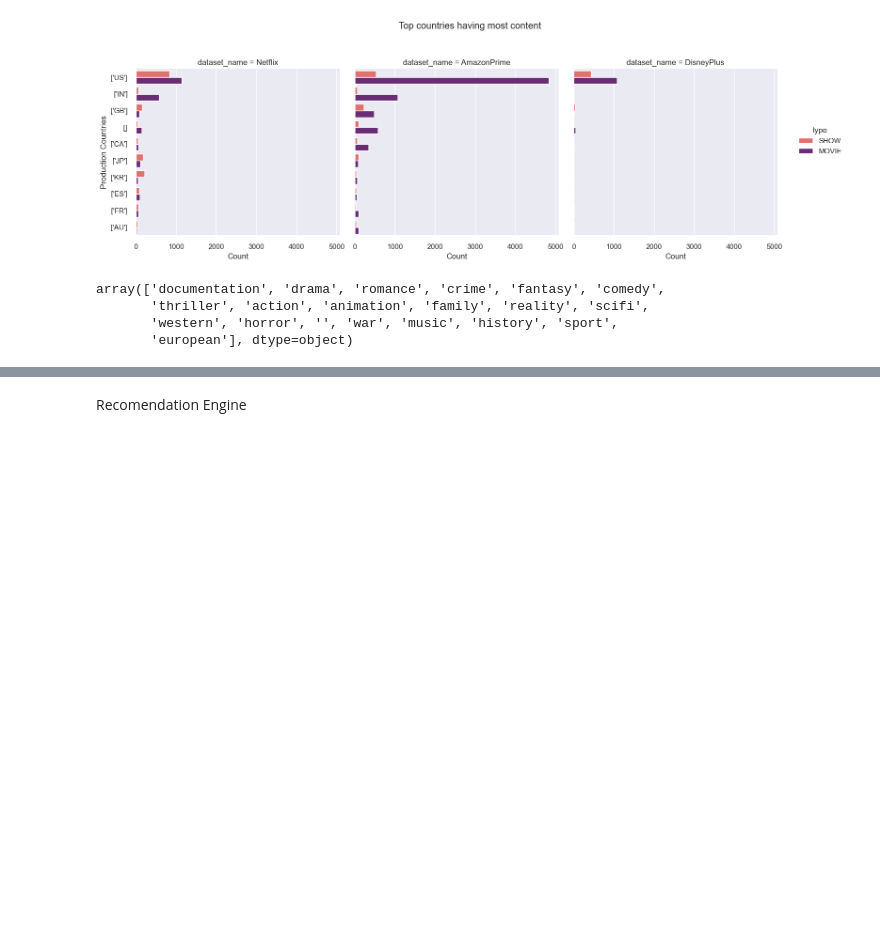
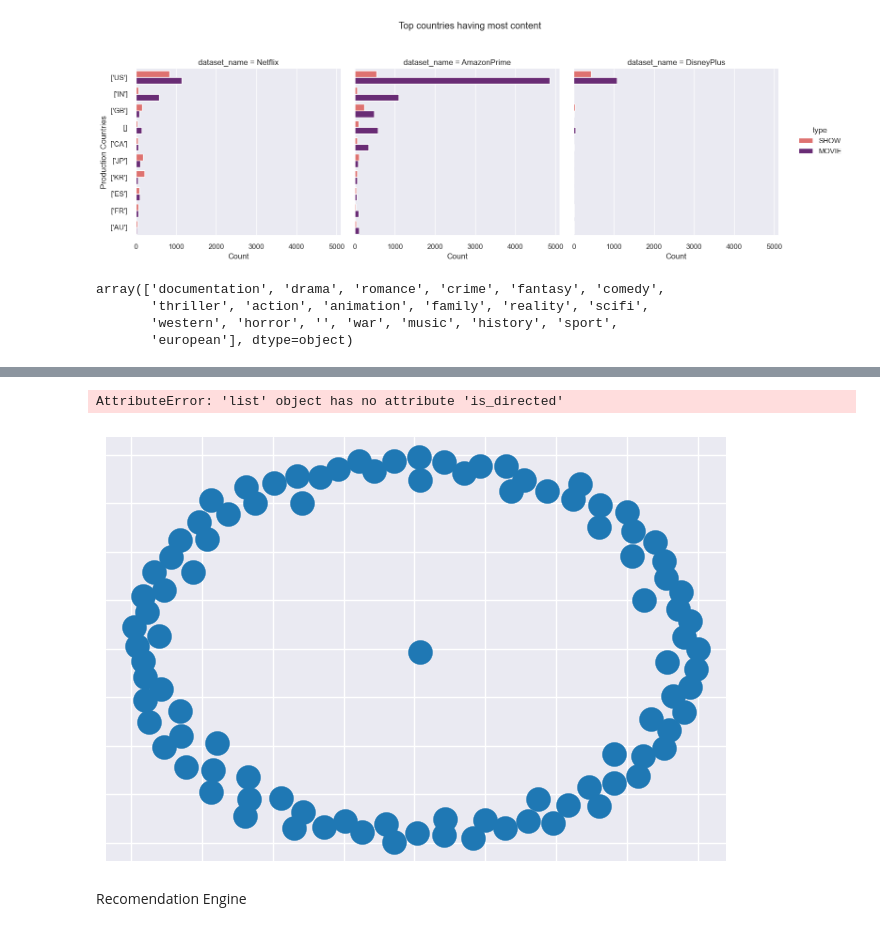
Before and after one commit to ARRamanathan/ProgrammingforAI, a Jupyter notebook: Code.ipynb, the cells around one changed output, grey strips where cells are left out. Cells and saved outputs as stored; diff of their text form; code cells hidden in the pictures; blank space fills up the shorter version.

Commit message:
Recommendation using Networkx

```diff
--- a/Code.ipynb
+++ b/Code.ipynb
@@ -348,0 +554,39 @@ s.setup(data = df_movies, target = 'main_genre', session_id=42)
+# %%
+def get_recommendation(root):
+    commons_dict = {}
+    for e in G.neighbors(root):
+        for e2 in G.neighbors(e):
+            if e2==root:
+                continue
+            if G.nodes[e2]['label']=="MOVIE":
+                commons = commons_dict.get(e2)
+                if commons==None:
+                    commons_dict.update({e2 : [e]})
+                else:
+                    commons.append(e)
+                    commons_dict.update({e2 : commons})
+    movies=[]
+    weight=[]
+    for key, values in commons_dict.items():
+        w=0.0
+        for e in values:
+            w=w+1/math.log(G.degree(e))
+        movies.append(key)
+        weight.append(w)
+
+    result = pd.Series(data=np.array(weight),index=movies)
+    result.sort_values(inplace=True,ascending=False)
+    return result;
+# %%
+result = get_recommendation("The Dark Knight")
+result2 = get_recommendation("Crazy Delicious")
+result3 = get_recommendation("Prince")
+result4 = get_recommendation("Stranger Things")
+print("*"*40+"\n Recommendation for 'The Dark Knight'\n"+"*"*40)
+print(result.head())
+print("*"*40+"\n Recommendation for 'Crazy Delicious'\n"+"*"*40)
+print(result2.head())
+print("*"*40+"\n Recommendation for 'Prince'\n"+"*"*40)
+print(result3.head())
+print("*"*40+"\n Recommendation for 'Stranger Things'\n"+"*"*40)
+print(result4.head())
@@ -349,3 +611,11 @@ s.setup(data = df_movies, target = 'main_genre', session_id=42)
+# %%
+reco=list(result4.index[:4].values)
+reco.extend(["Stranger Things"])
+sub_graph = get_all_adj_nodes(reco)
+draw_sub_graph(sub_graph)
+# %% [output]
+AttributeError: 'list' object has no attribute 'is_directed'
+[figure, added]
 # %% [markdown]
 Recomendation Engine
 # %%
```
Also changed, not shown: parts of 46 cells of this notebook, 1 other file.
